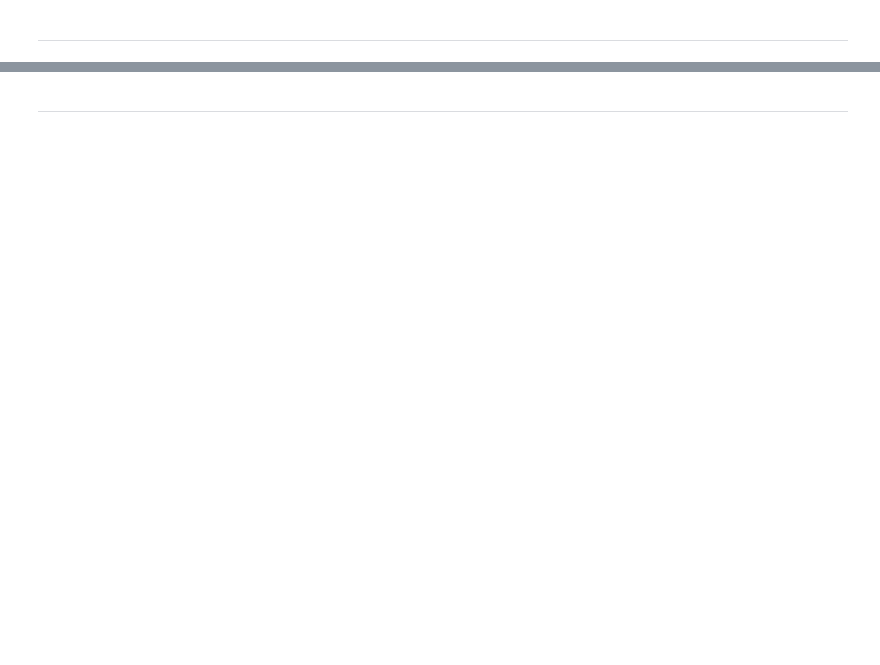
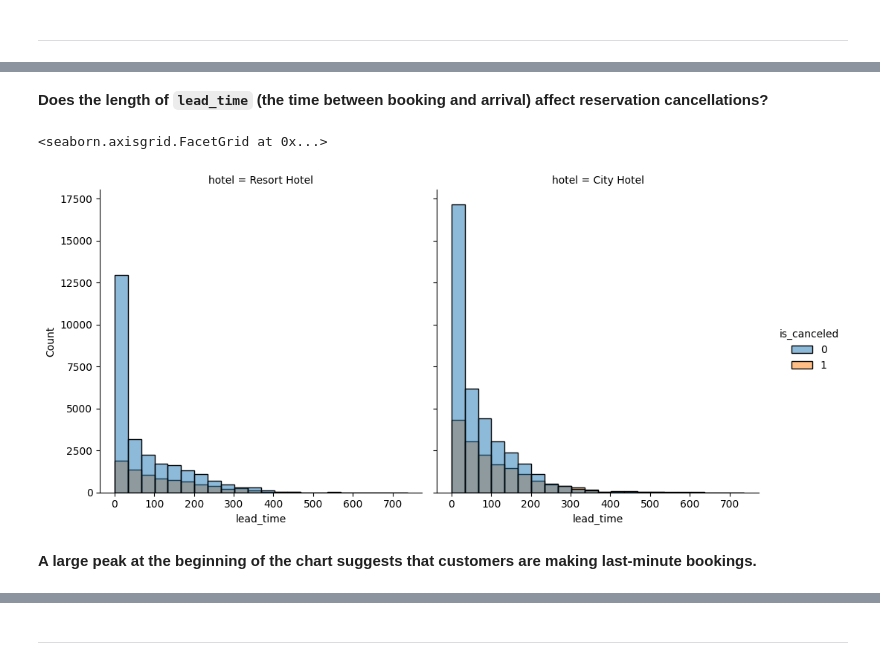
Before and after one commit to adrian-wiktorowicz/hotel_reservation_analysis, a Jupyter notebook: hotel_reservation_analysis.ipynb, the cells around one changed output, grey strips where cells are left out. Cells and saved outputs as stored; diff of their text form; code cells hidden in the pictures; blank space fills up the shorter version.

```diff
--- a/hotel_reservation_analysis.ipynb
+++ b/hotel_reservation_analysis.ipynb
@@ -81,0 +252,9 @@ lead_time which indicates number of days between booking date and arrival date,
+# %% [markdown]
+**Does the length of `lead_time` (the time between booking and arrival) affect reservation cancellations?**
+# %%
+sns.displot(data=df, bins=22, x='lead_time', hue='is_canceled', col='hotel')
+# %% [output]
+<seaborn.axisgrid.FacetGrid at 0x...>
+[figure, added]
+# %% [markdown]
+**A large peak at the beginning of the chart suggests that customers are making last-minute bookings.**
```
Also changed, not shown: parts of 139 cells of this notebook.
